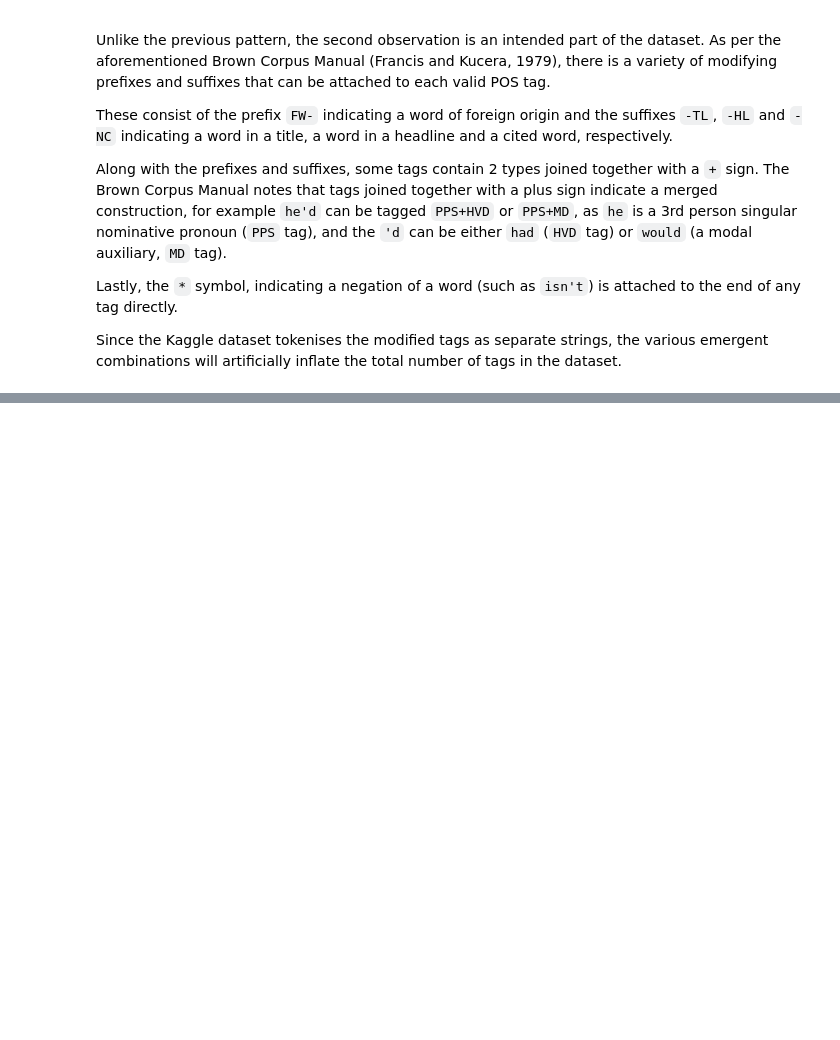
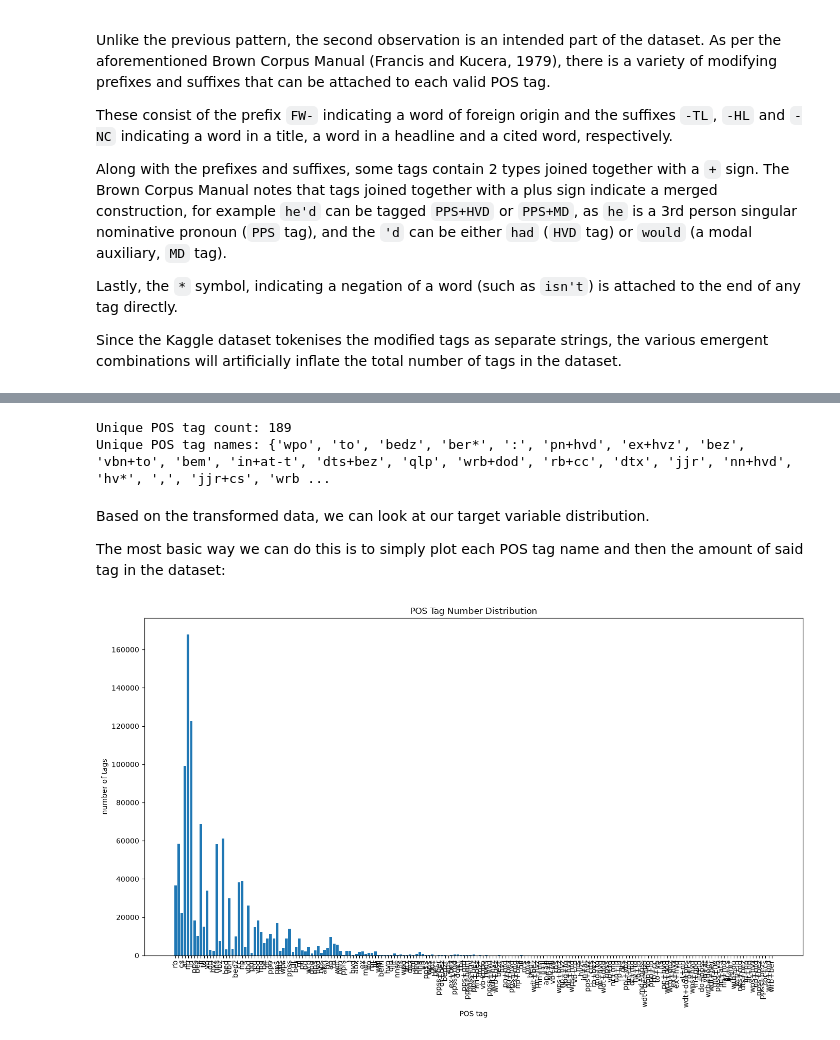
Before and after one commit to Linux-Tech-Tips/university_ml_assignment, a Jupyter notebook: dataset/dataset_audit.ipynb, the cells around one changed output, grey strips where cells are left out. Drawn from its saved outputs; the diff is of its cells as text; code cells hidden in the pictures; blank space fills up the shorter version.

Commit message:
Progress on dataset audit notebook

```diff
--- a/dataset/dataset_audit.ipynb
+++ b/dataset/dataset_audit.ipynb
@@ -226,0 +254,41 @@ will artificially inflate the total number of tags in the dataset.
+# %%
+own_tokenized_words = []
+own_tokenized_tags = []
+own_pos_tags = {}
+
+for entry in df["raw_text"]:
+    sentence = ""
+    tags = ""
+    for token in entry.split():
+        pair = token.rsplit("/", 1)
+        sentence += pair[0].strip() + " "
+        tag = pair[1].strip()
+        tag = tag.replace("fw-", "").replace("-tl", "").replace("-hl", "").replace("-nc", "").replace("-n", "")
+        tags += tag + " "
+        if tag not in own_pos_tags:
+            own_pos_tags[tag] = 1
+        else:
+            own_pos_tags[tag] += 1
+    own_tokenized_words += sentence
+    own_tokenized_tags += tags
+
+print("Unique POS tag count:", len(own_pos_tags))
+print("Unique POS tag names:", set(own_pos_tags))
+# %% [output]
+Unique POS tag count: 189
+Unique POS tag names: {'wpo', 'to', 'bedz', 'ber*', ':', 'pn+hvd', 'ex+hvz', 'bez', 'vbn+to', 'bem', 'in+at-t', 'dts+bez', 'qlp', 'wrb+dod', 'rb+cc', 'dtx', 'jjr', 'nn+hvd', 'hv*', ',', 'jjr+cs', 'wrb ...
+# %% [markdown]
+Based on the transformed data, we can look at our target variable distribution.
+
+The most basic way we can do this is to simply plot each POS tag name and then the amount of said tag in the dataset:
+# %%
+plt.bar([x.replace("$", "\\$") for x in own_pos_tags.keys()], own_pos_tags.values())
+plt.title("POS Tag Number Distribution")
+plt.xlabel("POS tag")
+plt.ylabel("number of tags")
+plt.xticks(rotation=90)
+plt.gcf().set_size_inches(16.5, 8.5)
+plt.gca().tick_params(axis="x", which="major", labelsize=10)
+plt.show()
+# %% [output]
+[figure, added]
```
Also changed, not shown: parts of 8 cells of this notebook.
